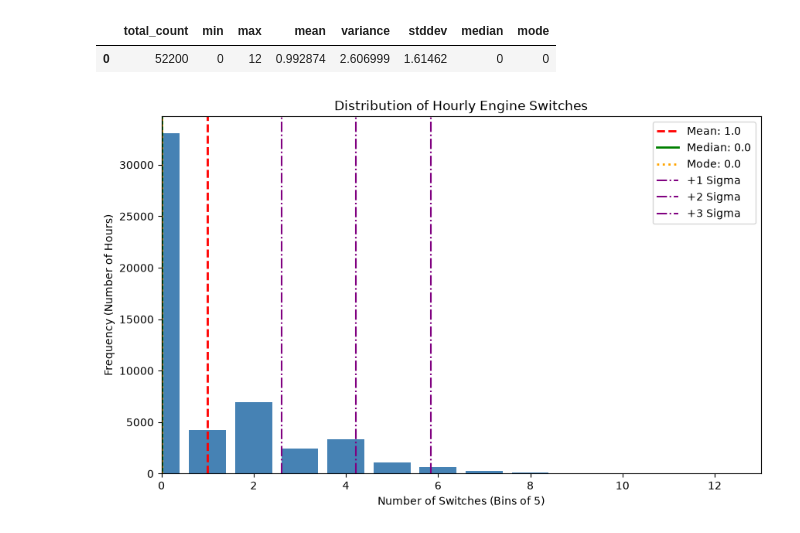
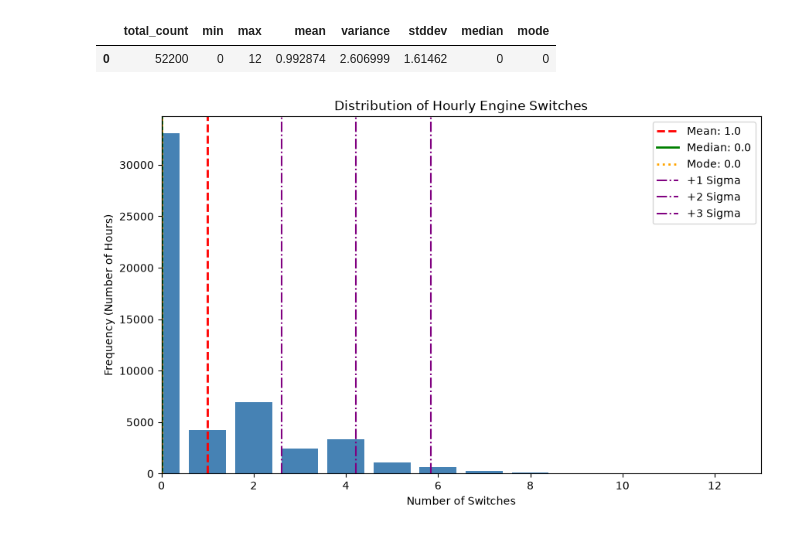
Before and after one commit to PasqualeAndreacchio/AnomalyDection-Spark, a Jupyter notebook: project.ipynb, the cells around one changed output. Saved outputs shown, nothing was run; the diff lists cells and outputs as text; code cells hidden in the pictures.

Commit message:
typo in the plot

```diff
--- a/project.ipynb
+++ b/project.ipynb
@@ -448,34 +448,34 @@ plt.figure(figsize=(10, 6))
 # 2. Plot using matplotlib directly to keep the x-axis numeric
 # If your bins are groups of 5, set width to something like 4 or 4.5 so they don't overlap
 plt.bar(
     pdf['switch_bin'],
     pdf['count'],
     color='steelblue',
     width=0.8
 )
 
 # 3. Add the vertical lines (axvline)
 # Mean, Median, and Mode
 plt.axvline(x=mean_val, color='red', linestyle='--', linewidth=2, label=f'Mean: {mean_val:.1f}')
 plt.axvline(x=median_val, color='green', linestyle='-', linewidth=2, label=f'Median: {median_val:.1f}')
 plt.axvline(x=mode_val, color='orange', linestyle=':', linewidth=2, label=f'Mode: {mode_val:.1f}')
 
 # +/- 1 Standard Deviation (Sigma)
 plt.axvline(x=mean_val + stddev_val, color='purple', linestyle='-.', linewidth=1.5, label='+1 Sigma')
 plt.axvline(x=mean_val + 2*stddev_val, color='purple', linestyle='-.', linewidth=1.5, label='+2 Sigma')
 plt.axvline(x=mean_val + 3*stddev_val, color='purple', linestyle='-.', linewidth=1.5, label='+3 Sigma')
 
 # 4. Add labels and display
 plt.title('Distribution of Hourly Engine Switches')
-plt.xlabel('Number of Switches (Bins of 5)')
+plt.xlabel('Number of Switches')
 plt.ylabel('Frequency (Number of Hours)')
 plt.xlim([0, 13])
 plt.legend() # This displays the labels we defined in the axvline functions
 plt.show()
 
 # Closes all background figures and releases their memory
 plt.close('all')
 # %% [output]
-[figure, old version]
+[figure, new version]
 # %%
 spark.stop()
```
